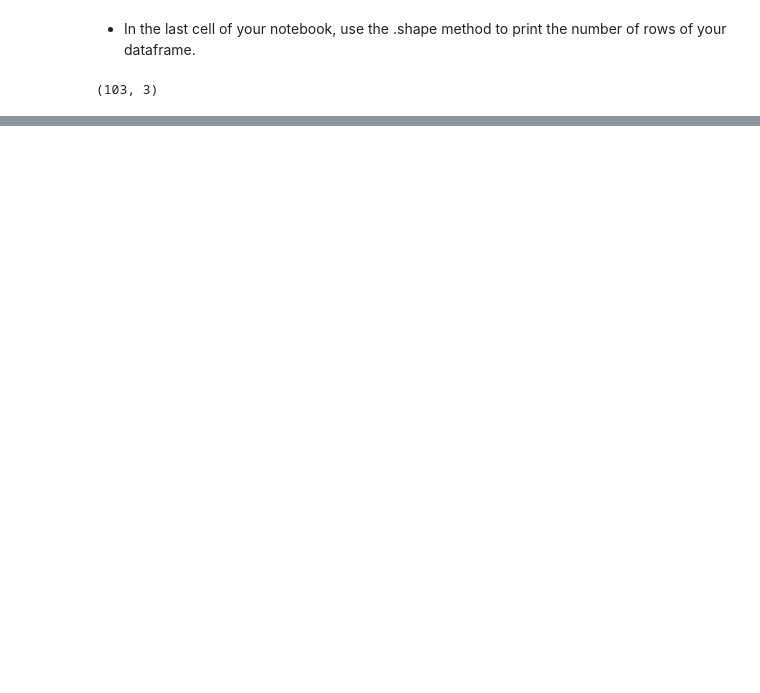
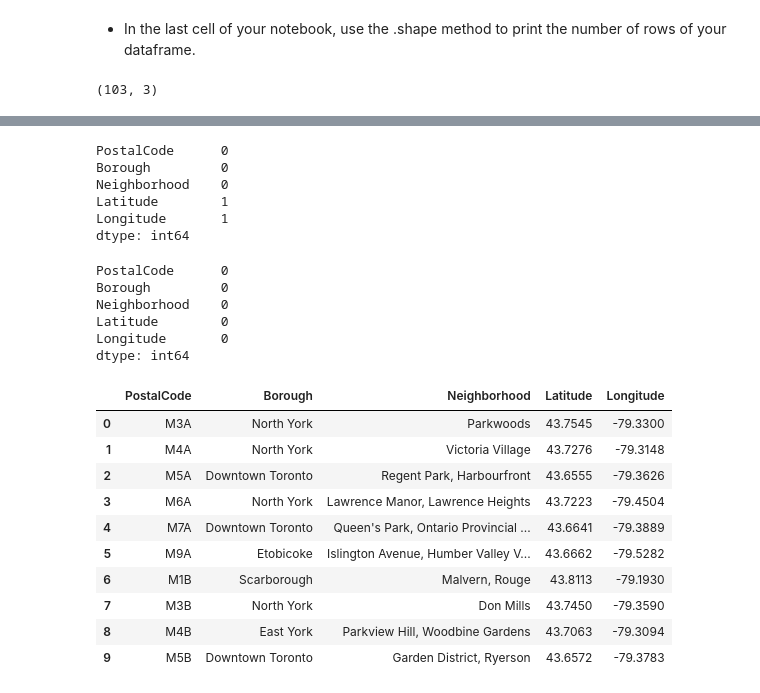
Before and after one commit to danilodn/Coursera_Capstone, a Jupyter notebook: Capstone.ipynb, the cells around one changed output, grey strips where cells are left out. Drawn from its saved outputs; the diff is of its cells as text; code cells hidden in the pictures; blank space fills up the shorter version.

```diff
--- a/Capstone.ipynb
+++ b/Capstone.ipynb
@@ -207,0 +254,4 @@ df.shape
+# %%
+# Create DataFrame with results
+df1 = pd.DataFrame(g)
+df1.head()
@@ -207,0 +265,12 @@ df.shape
+# %%
+# Rename column names
+#df1 = df1.DataFrame(postal_code, columns=['PostalCode'])
+#df1.columns = ['PostalCode', 'Latitude', 'Longitude']
+
+# select desirable columns
+df1 = df1[['postal_code', 'latitude', 'longitude']]
+
+# Rename column names
+df1 = df1.rename(columns={'postal_code':'PostalCode', 'latitude':'Latitude', 'longitude':'Longitude'})
+
+df1.head()
@@ -207,0 +286,4 @@ df.shape
+# %%
+# Merging both DataFrames on the same postal code
+df_coords = pd.merge(df, df1, on='PostalCode')
+df_coords.head()
@@ -207,0 +297,36 @@ df.shape
+# %%
+# Checking for missing data
+df_coords.isnull().sum()
+# %% [output]
+PostalCode      0
+Borough         0
+Neighborhood    0
+Latitude        1
+Longitude       1
+dtype: int64
+# %%
+# Delete row with missing data
+df_coords.dropna(axis=0, inplace=True)
+
+df_coords.isnull().sum()
+# %% [output]
+PostalCode      0
+Borough         0
+Neighborhood    0
+Latitude        0
+Longitude       0
+dtype: int64
+# %%
+df_coords.head(10)
+# %% [output]
+|  | PostalCode | Borough | Neighborhood | Latitude | Longitude |
+| 0 | M3A | North York | Parkwoods | 43.7545 | -79.3300 |
+| 1 | M4A | North York | Victoria Village | 43.7276 | -79.3148 |
+| 2 | M5A | Downtown Toronto | Regent Park, Harbourfront | 43.6555 | -79.3626 |
+| 3 | M6A | North York | Lawrence Manor, Lawrence Heights | 43.7223 | -79.4504 |
+| 4 | M7A | Downtown Toronto | Queen's Park, Ontario Provincial ... | 43.6641 | -79.3889 |
+| 5 | M9A | Etobicoke | Islington Avenue, Humber Valley V... | 43.6662 | -79.5282 |
+| 6 | M1B | Scarborough | Malvern, Rouge | 43.8113 | -79.1930 |
+| 7 | M3B | North York | Don Mills | 43.7450 | -79.3590 |
+| 8 | M4B | East York | Parkview Hill, Woodbine Gardens | 43.7063 | -79.3094 |
+| 9 | M5B | Downtown Toronto | Garden District, Ryerson | 43.6572 | -79.3783 |
```
Also changed, not shown: parts of 8 cells of this notebook.
